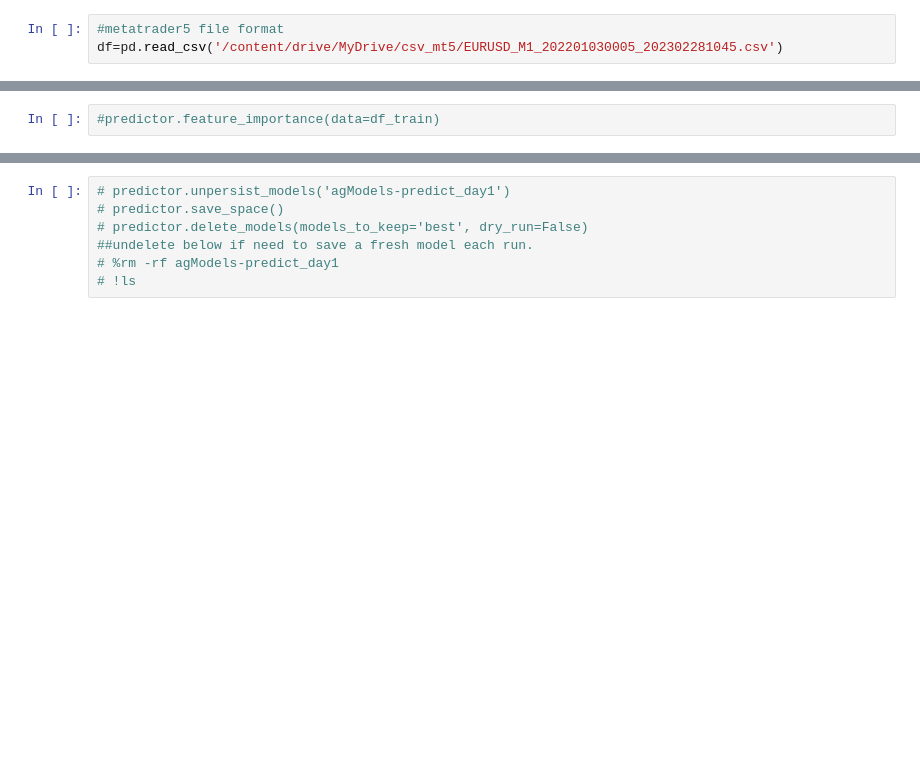
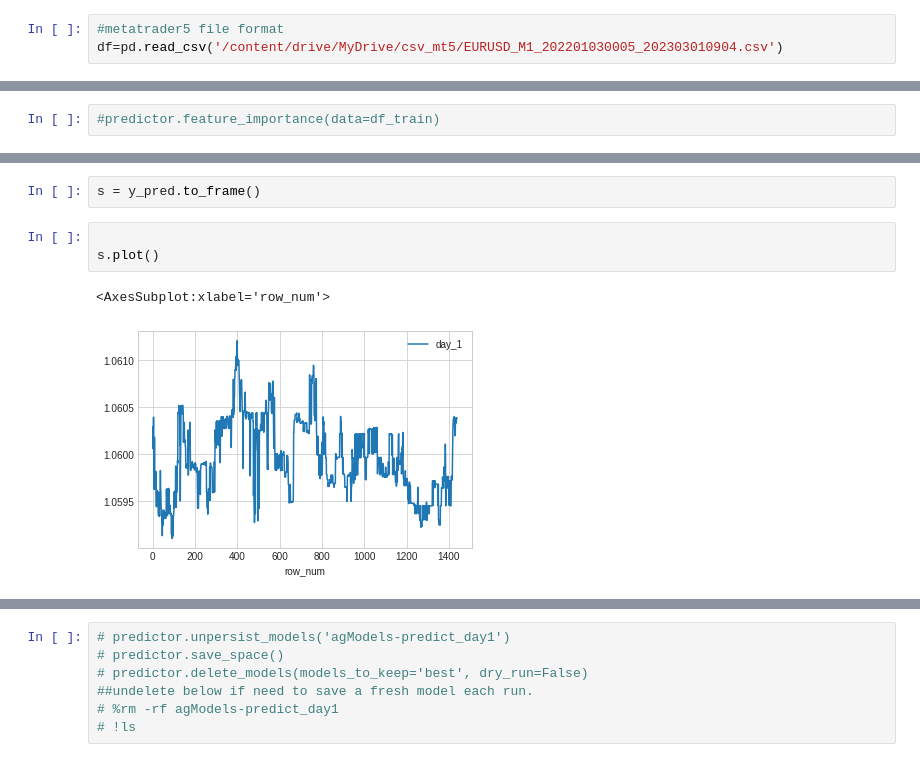
Before and after one commit to gomlfx/ApiaryFund_, a Jupyter notebook: autogluon_next_day_graph_M1_2_0.ipynb, the cells around one changed output, grey strips where cells are left out. Drawn from its saved outputs; the diff is of its cells as text; blank space fills up the shorter version.

```diff
--- a/autogluon_next_day_graph_M1_2_0.ipynb
+++ b/autogluon_next_day_graph_M1_2_0.ipynb
@@ -54,7 +22,7 @@ from sklearn import preprocessing
 from autogluon.tabular import TabularDataset, TabularPredictor
 # %%
 #metatrader5 file format
-df=pd.read_csv('/content/drive/MyDrive/csv_mt5/EURUSD_M1_202201030005_202302281045.csv')
+df=pd.read_csv('/content/drive/MyDrive/csv_mt5/EURUSD_M1_202201030005_202303010904.csv')
 # %%
 print(df.head())
 print(df.tail())
@@ -1721,3 +2112,11 @@ perf = predictor.evaluate_predictions(y_true = y_test, y_pred = y_pred, auxiliar
+# %%
+s = y_pred.to_frame()
+# %%
+
+s.plot()
+# %% [output]
+<AxesSubplot:xlabel='row_num'>
+[figure, added]
 # %%
 import matplotlib as mpl
 mpl.rcParams['savefig.dpi'] = 120
```
Also changed, not shown: parts of 34 cells of this notebook.
